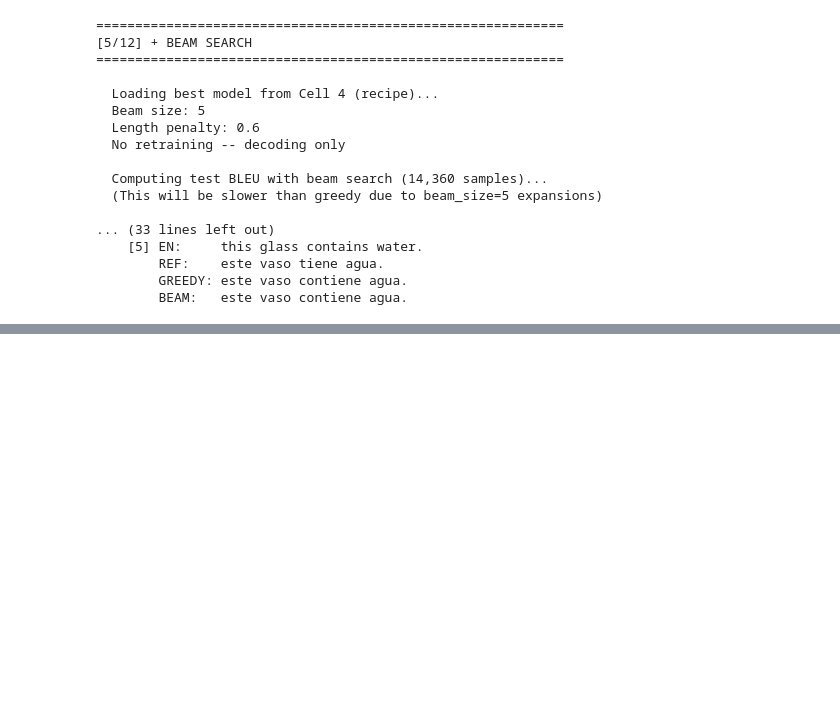
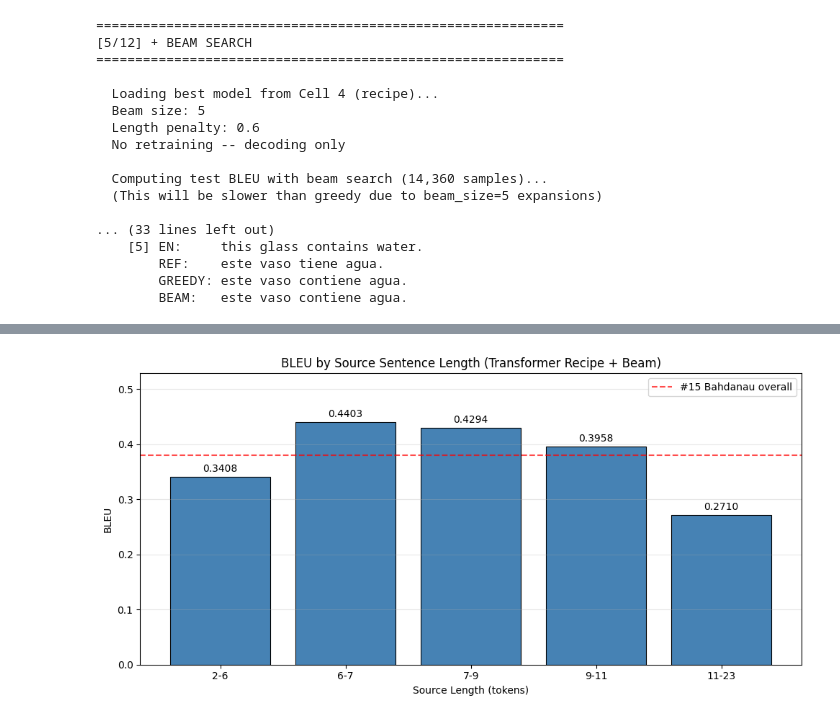
Before and after one commit to GoudyMT/ml-framework-comparison, a Jupyter notebook: PyTorch/16-transformers/pipeline.ipynb, the cells around one changed output, grey strips where cells are left out. Saved outputs shown, nothing was run; the diff lists cells and outputs as text; code cells hidden in the pictures; blank space fills up the shorter version.

```diff
--- a/PyTorch/16-transformers/pipeline.ipynb
+++ b/PyTorch/16-transformers/pipeline.ipynb
@@ -1406,0 +1769,91 @@ beam_results = {
+# %%
+# Step 7: Per-Length BLEU Analysis
+"""
+Break down test BLEU by source sentence length bucket. The claim
+for attention (and especially Transformers) is that self-attention
+handles long sequences better than RNN bottlenecks.
+
+#15 Bahdanau: -8% BLEU drop on long sentences
+#15 No-Attention: -27% BLEU drop on long sentences
+Transformer expected: even less drop since self-attention processes
+all positions in parallel with no sequential bottleneck.
+
+Uses bleu_by_length() from attention_utils -- same function as #15.
+"""
+
+print("=" * 60)
+print("[7/12] PER-LENGTH BLEU ANALYSIS")
+print("=" * 60)
+
+# Collect references, hypotheses, and source lengths from beam results
+beam_references = []
+beam_hypotheses = []
+beam_src_lengths = []
+
+print("\n  Computing per-length BLEU on beam search predictions...")
+
+for i in range(trans_test_src.size(0)):
+    src_ids_i = trans_test_src[i].cpu().tolist()
+    tgt_ids_i = trans_test_tgt[i].cpu().tolist()
+
+    # Source length (non-pad tokens)
+    src_len_i = sum(1 for t in src_ids_i if t != TRANS_PAD_IDX)
+
+    # Reference (decode target back to words)
+    ref_clean = [t for t in tgt_ids_i if t >= 4 and t != TRANS_EOS_IDX and t != TRANS_PAD_IDX]
+    ref_text = sp_trans.decode(ref_clean)
+
+    # Hypothesis from beam translations (already computed in Cell 5)
+    _, _, beam_pred = beam_translations[i]
+
+    beam_references.append([ref_text.split()])
+    beam_hypotheses.append(beam_pred.split())
+    beam_src_lengths.append(src_len_i)
+
+# Compute BLEU per length bucket
+length_results = bleu_by_length(
+    beam_references, beam_hypotheses, beam_src_lengths, n_buckets=5
+)
+
+print(f"\n  Per-Length BLEU (Transformer Recipe + Beam):")
+print(f"  {'Length bucket':<15} {'Samples':>10} {'BLEU':>10}")
+print(f"  {'-'*40}")
+for label, bleu, count in zip(length_results['bucket_labels'],
+                               length_results['bleu_scores'],
+                               length_results['counts']):
+    print(f"  {label:<15} {count:>10,} {bleu:>10.4f}")
+
+# Degradation from shortest to longest bucket
+shortest_bleu = length_results['bleu_scores'][0]
+longest_bleu = length_results['bleu_scores'][-1]
+degradation = (longest_bleu - shortest_bleu) / shortest_bleu * 100
+
+print(f"\n  Degradation short -> long: {degradation:+.1f}%")
+print(f"  (Compare: #15 No-Attention -27%, #15 Bahdanau -8%)")
+
+# Visualization: bar chart
+fig, ax = plt.subplots(figsize=(10, 5))
+bars = ax.bar(length_results['bucket_labels'], length_results['bleu_scores'],
+              color='steelblue', edgecolor='black', linewidth=0.8)
+
+# Annotate with BLEU values
+for bar, score in zip(bars, length_results['bleu_scores']):
+    ax.text(bar.get_x() + bar.get_width() / 2, bar.get_height() + 0.005,
+            f'{score:.4f}', ha='center', va='bottom', fontsize=10)
+
+# #15 Bahdanau reference
+ax.axhline(y=0.3803, color='red', linestyle='--', alpha=0.7,
+           label='#15 Bahdanau overall')
+
+ax.set_xlabel('Source Length (tokens)')
+ax.set_ylabel('BLEU')
+ax.set_title('BLEU by Source Sentence Length (Transformer Recipe + Beam)')
+ax.set_ylim(0, max(length_results['bleu_scores']) * 1.2)
+ax.legend()
+ax.grid(axis='y', alpha=0.3)
+
+plt.tight_layout()
+plt.savefig(f'{RESULTS_DIR}/bleu_by_length.png', dpi=150, bbox_inches='tight')
+plt.show()
+print(f"\n  Saved: {RESULTS_DIR}/bleu_by_length.png")
+# %% [output]
@@ -1406,0 +1877 @@ beam_results = {
+[figure, added]
```
Also changed, not shown: parts of 10 cells of this notebook, 8 other files.
